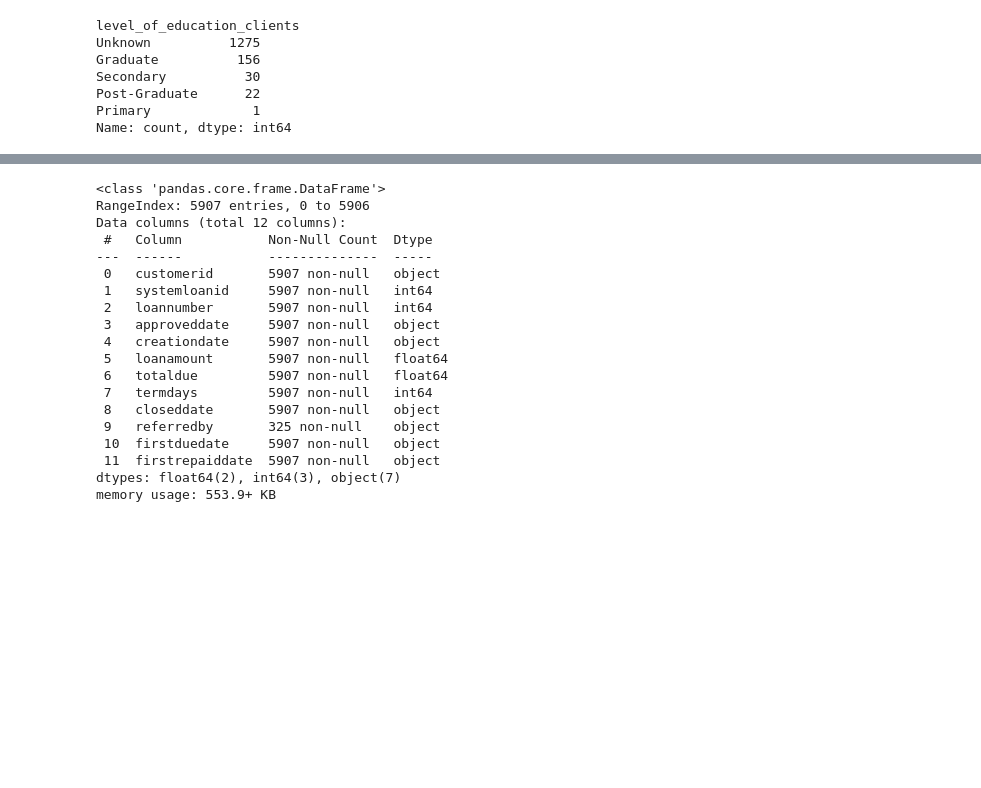
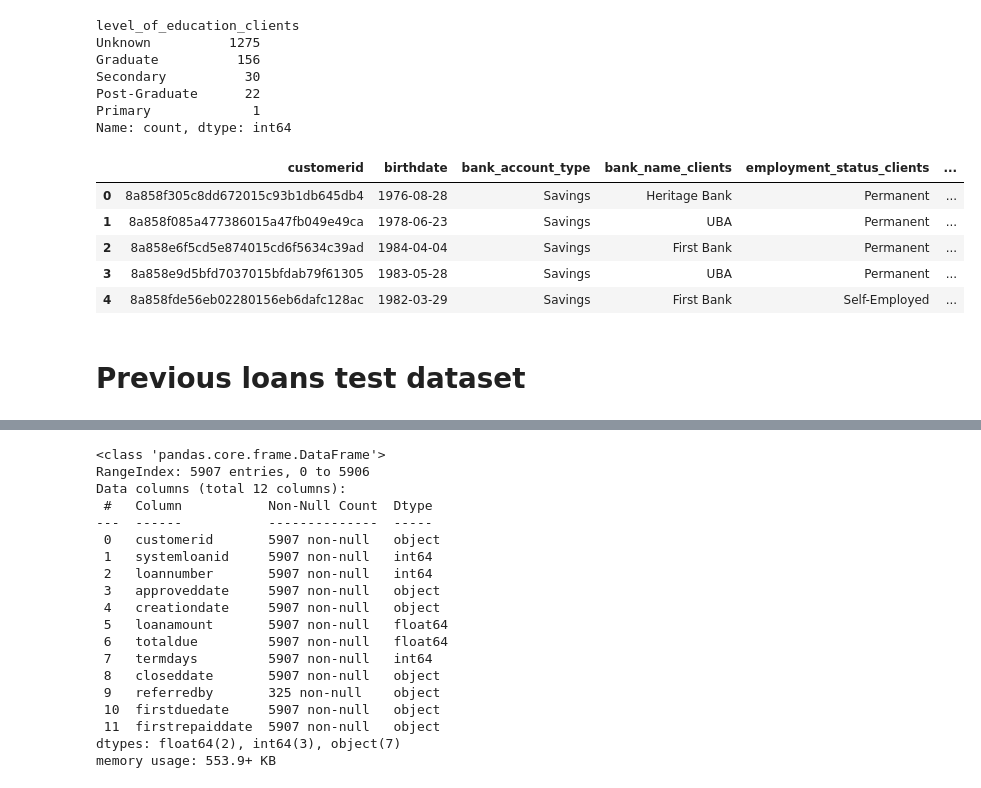
Before and after one commit to Refactory-Capstone-Project/Loan-default-prediction-challenge-, a Jupyter notebook: LoanPredictionSubmission.ipynb, the cells around one changed output, grey strips where cells are left out. Drawn from its saved outputs; the diff is of its cells as text; code cells hidden in the pictures; blank space fills up the shorter version.

```diff
--- a/LoanPredictionSubmission.ipynb
+++ b/LoanPredictionSubmission.ipynb
@@ -761,9 +750,7 @@ test_demo[test_demo['customerid'].duplicated(keep=False)].sort_values('customeri
 test_demo = test_demo.drop_duplicates(subset='customerid', keep='first', inplace=False)
 # %%
 test_demo['birthdate'] = pd.to_datetime(test_demo['birthdate'])
-test_demo['birth_year'] = test_demo['birthdate'].dt.year
-test_demo['birth_month'] = test_demo['birthdate'].dt.month
-test_demo['birth_day'] = test_demo['birthdate'].dt.day
+test_demo['birthdate'] = test_demo['birthdate'].dt.date
 # %% [output]
 A value is trying to be set on a copy of a slice from a DataFrame.
 Try using .loc[row_indexer,col_indexer] = value instead
@@ -793,7 +770,3 @@ Savings    1156
 Other       304
 Current      24
 Name: count, dtype: int64
-# %%
-encoder = LabelEncoder()
-test_demo['bank_name_clients'] = encoder.fit_transform(test_demo['bank_name_clients'])
-test_demo[['bank_name_clients']]
@@ -819,4 +772,0 @@ See the caveats in the documentation: https://pandas.pydata.org/pandas-docs/stab
-# %%
-encoder = LabelEncoder()
-test_demo['bank_account_type'] = encoder.fit_transform(test_demo['bank_account_type'])
-test_demo[['bank_account_type']]
@@ -916,3 +847,5 @@ A value is trying to be set on a copy of a slice from a DataFrame
 
 See the caveats in the documentation: https://pandas.pydata.org/pandas-docs/stable/user_guide/indexing.html#returning-a-view-versus-a-copy
   test_demo.drop(columns=['bank_branch_clients'], inplace=True)
+# %%
+test_demo.drop(columns=['longitude_gps', 'latitude_gps'], inplace=True)
@@ -964,6 +902,17 @@ Secondary          30
 Post-Graduate      22
 Primary             1
 Name: count, dtype: int64
+# %%
+test_demo.head()
+# %% [output]
+|  | customerid | birthdate | bank_account_type | bank_name_clients | employment_status_clients | ... |
+| 0 | 8a858f305c8dd672015c93b1db645db4 | 1976-08-28 | Savings | Heritage Bank | Permanent | ... |
+| 1 | 8a858f085a477386015a47fb049e49ca | 1978-06-23 | Savings | UBA | Permanent | ... |
+| 2 | 8a858e6f5cd5e874015cd6f5634c39ad | 1984-04-04 | Savings | First Bank | Permanent | ... |
+| 3 | 8a858e9d5bfd7037015bfdab79f61305 | 1983-05-28 | Savings | UBA | Permanent | ... |
+| 4 | 8a858fde56eb02280156eb6dafc128ac | 1982-03-29 | Savings | First Bank | Self-Employed | ... |
+# %% [markdown]
+# Previous loans test dataset
 # %%
 test_prevloans = pd.read_csv("/content/testprevloans.csv")
 test_prevloans
```
Also changed, not shown: parts of 50 cells of this notebook.
